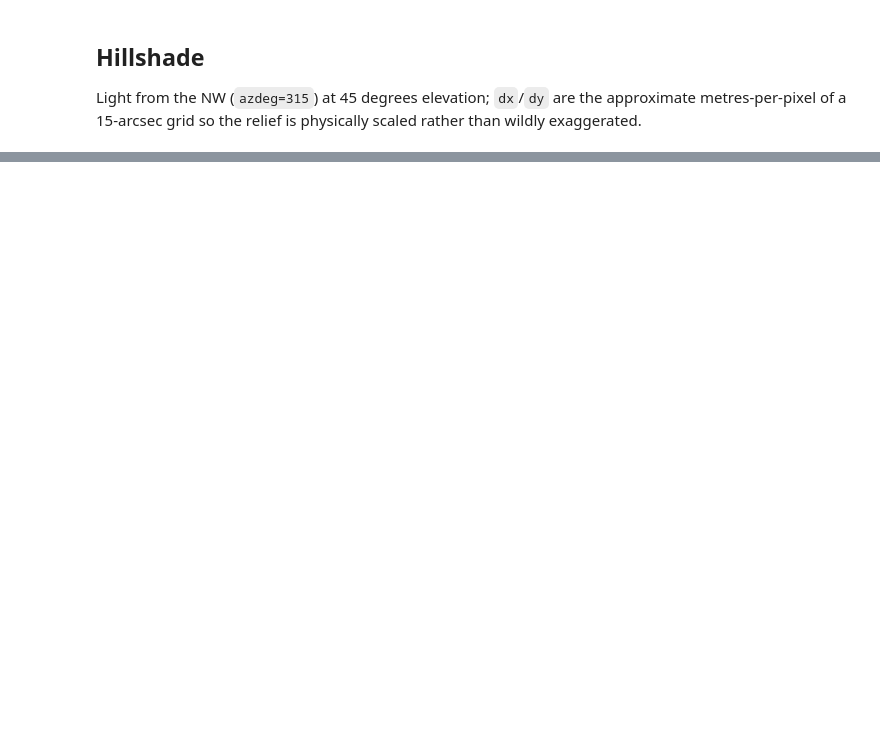
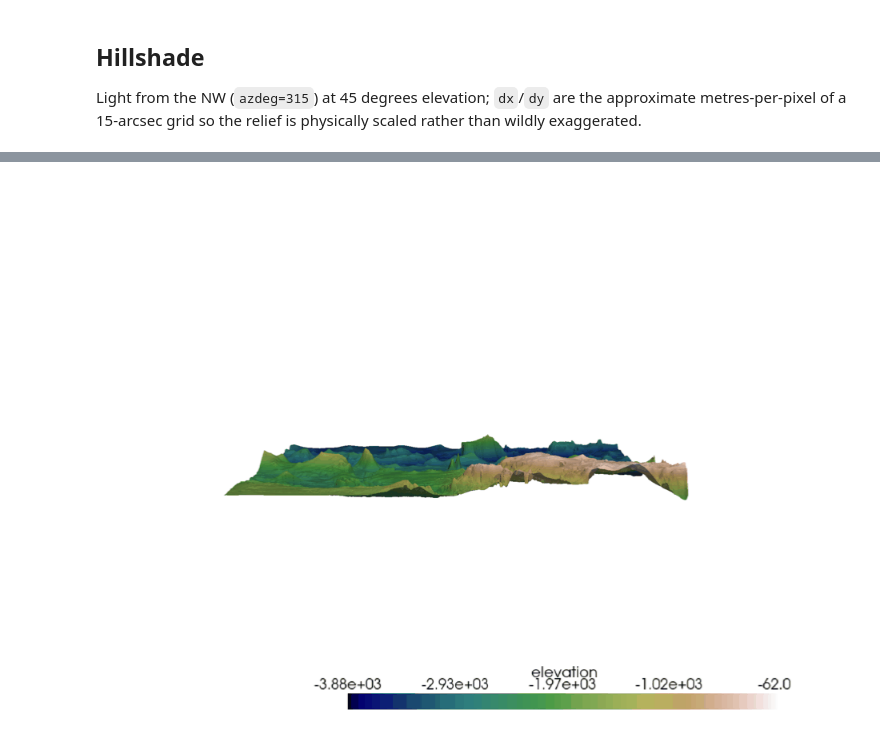
Before and after one commit to serapeum-org/earth2observe, a Jupyter notebook: docs/examples/bathymetry/05_shaded_relief.ipynb, the cells around one changed output, grey strips where cells are left out. Drawn from its saved outputs; the diff is of its cells as text; code cells hidden in the pictures; blank space fills up the shorter version.

```diff
--- a/docs/examples/bathymetry/05_shaded_relief.ipynb
+++ b/docs/examples/bathymetry/05_shaded_relief.ipynb
@@ -15,5 +8,25 @@ from earthlens.core import EarthLens
+# %%
+import math
+import os
+import tempfile
+from pathlib import Path
+
+import numpy as np
+
+from digitalearth.sources import get_source
+from digitalearth.three_d import Scene3D
+from IPython.display import Image, display
+from pyramids.dataset import Dataset
+from pyramids.plot import DataStyle
+
+from earthlens.core import EarthLens
+
+# Grids and clips go to the cache root, never the system drive. Override with
+# EARTHLENS_CACHE if your cache lives elsewhere.
+CACHE = Path(os.environ.get('EARTHLENS_CACHE', 'D:/earthlens-cache')) / 'gebco'
+CACHE.mkdir(parents=True, exist_ok=True)
 # %%
-out = tempfile.mkdtemp()
+out = tempfile.mkdtemp(dir=CACHE)
 paths = EarthLens(
     data_source='gebco',
     dataset='gebco_2020',
@@ -56,0 +93,23 @@ source.plot(
+# %%
+ELEVATION_DEG = 10.0  # low and raking: this is where the ridge occludes the most
+FACTOR = 0.7
+
+src = get_source(source)
+extent = max(float(np.ptp(np.asarray(src.x.values))), float(np.ptp(np.asarray(src.y.values))))
+shift = FACTOR * extent * math.tan(math.radians(ELEVATION_DEG))
+
+scene = Scene3D(off_screen=True, window_size=(900, 700))
+# 8x vertical exaggeration, not the 40x a delta needs -- this ridge has real relief.
+scene.terrain(src, z_exaggeration=8.0, cmap='gist_earth')
+ridge_gif = scene.orbit(
+    str(Path(out) / 'azores_ridge_orbit.gif'),
+    n_frames=48,      # 48 frames at 8 fps is one revolution in six seconds
+    framerate=8,
+    factor=FACTOR,
+    shift=shift,
+)
+scene.close()
+
+display(Image(filename=ridge_gif))
+# %% [output]
+[figure, added]
```
Also changed, not shown: parts of 4 cells of this notebook, 1 other file.
